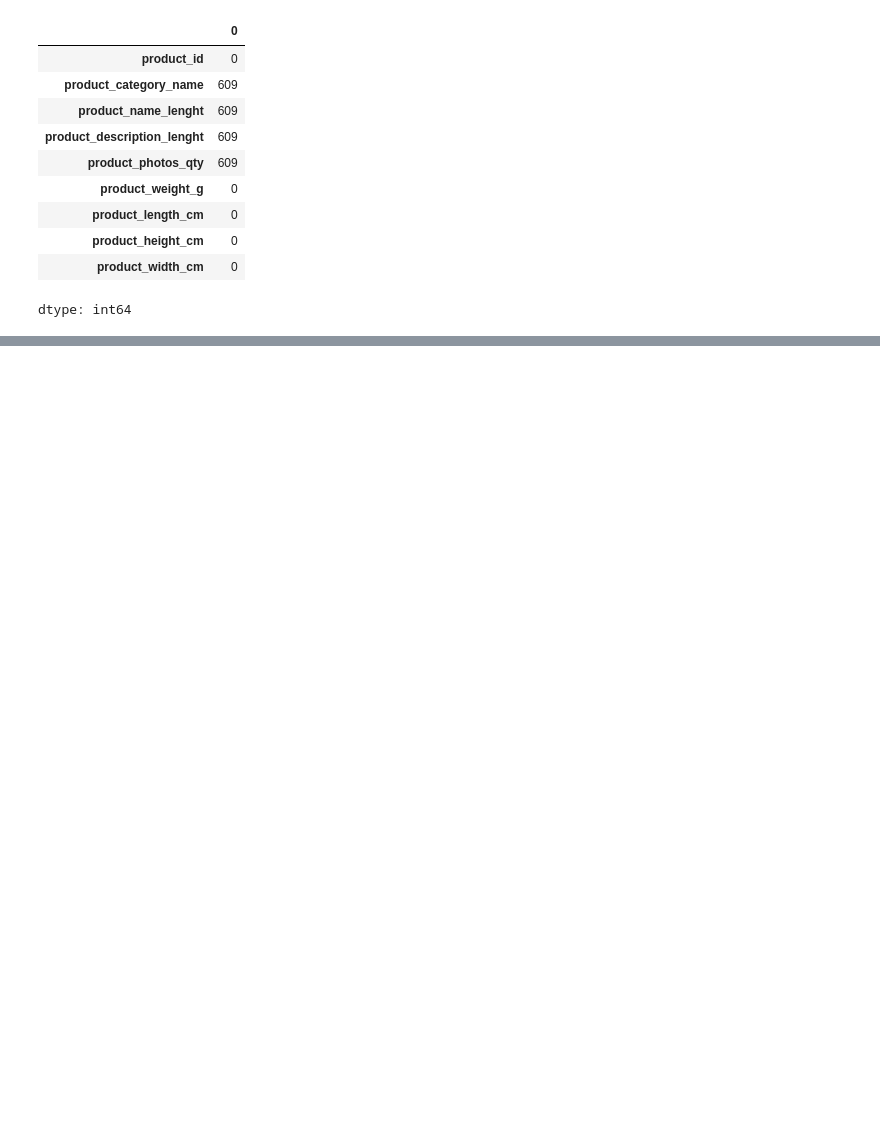
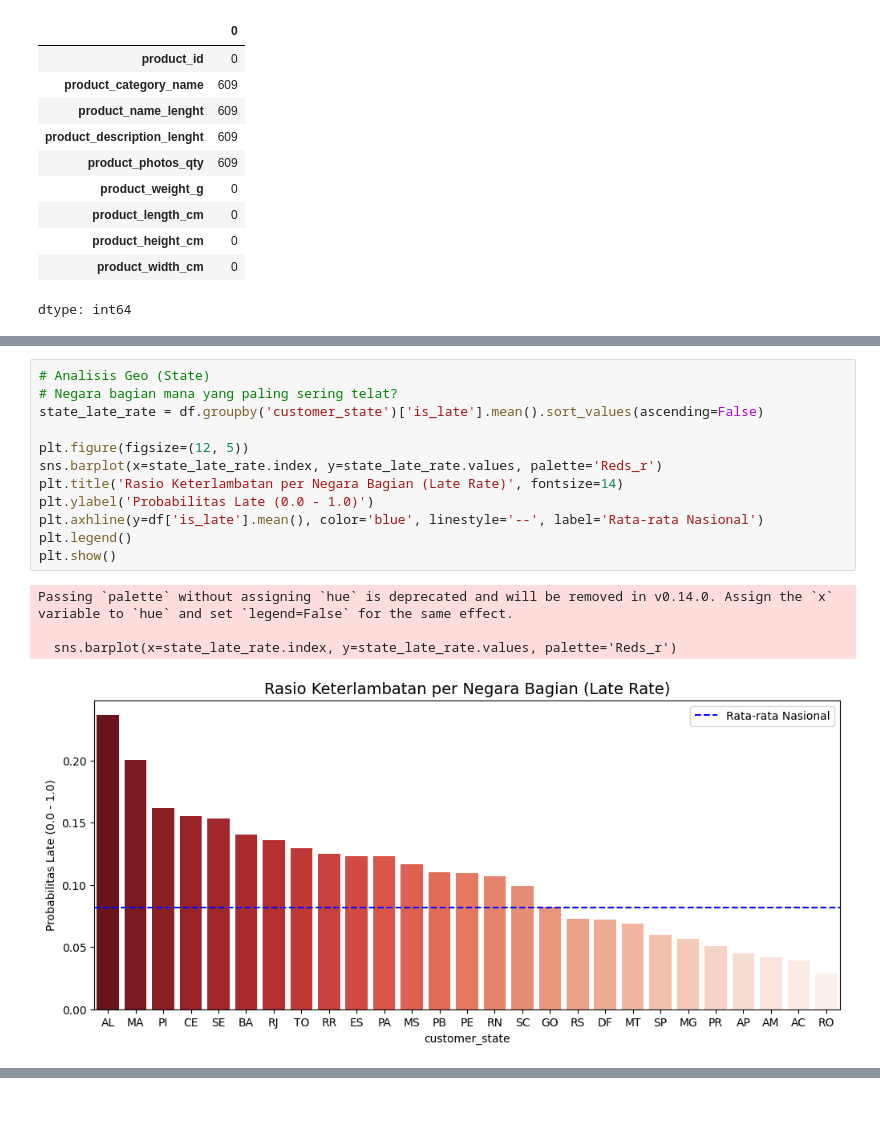
Before and after one commit to aurllyc/aurllyc-UAS-Data-Mining, a Jupyter notebook: UAS_Aurellia_Nur_Fitria_23_11_5894_311_23S1IF_BigData5_BIG_DATA_&_DATA_MINING.ipynb, the cells around one changed output, grey strips where cells are left out. Drawn from its saved outputs; the diff is of its cells as text; blank space fills up the shorter version.

Commit message:
marging, feature eng, labeling, EDA

```diff
--- a/UAS_Aurellia_Nur_Fitria_23_11_5894_311_23S1IF_BigData5_BIG_DATA_&_DATA_MINING.ipynb
+++ b/UAS_Aurellia_Nur_Fitria_23_11_5894_311_23S1IF_BigData5_BIG_DATA_&_DATA_MINING.ipynb
@@ -294,0 +585,17 @@ dtype: int64
+# %%
+# Analisis Geo (State)
+# Negara bagian mana yang paling sering telat?
+state_late_rate = df.groupby('customer_state')['is_late'].mean().sort_values(ascending=False)
+
+plt.figure(figsize=(12, 5))
+sns.barplot(x=state_late_rate.index, y=state_late_rate.values, palette='Reds_r')
+plt.title('Rasio Keterlambatan per Negara Bagian (Late Rate)', fontsize=14)
+plt.ylabel('Probabilitas Late (0.0 - 1.0)')
+plt.axhline(y=df['is_late'].mean(), color='blue', linestyle='--', label='Rata-rata Nasional')
+plt.legend()
+plt.show()
+# %% [output]
+Passing `palette` without assigning `hue` is deprecated and will be removed in v0.14.0. Assign the `x` variable to `hue` and set `legend=False` for the same effect.
+
+  sns.barplot(x=state_late_rate.index, y=state_late_rate.values, palette='Reds_r')
+[figure, added]
```
Also changed, not shown: parts of 25 cells of this notebook.
